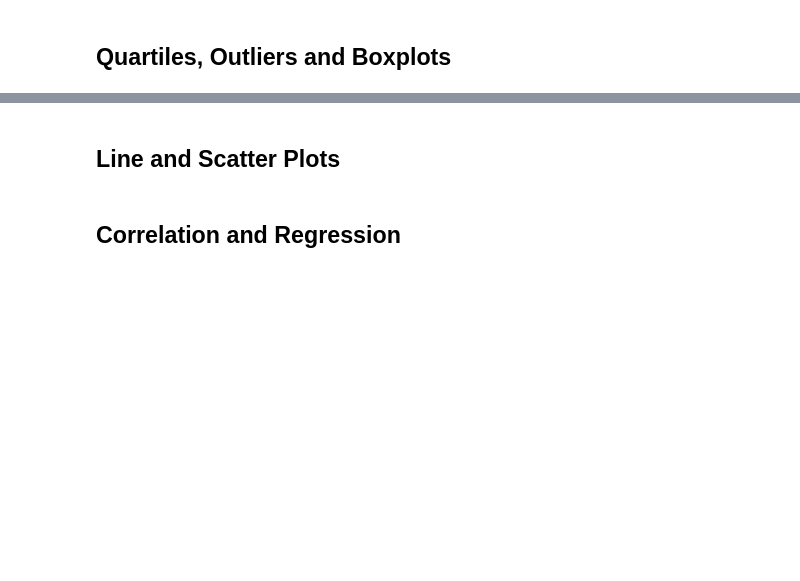
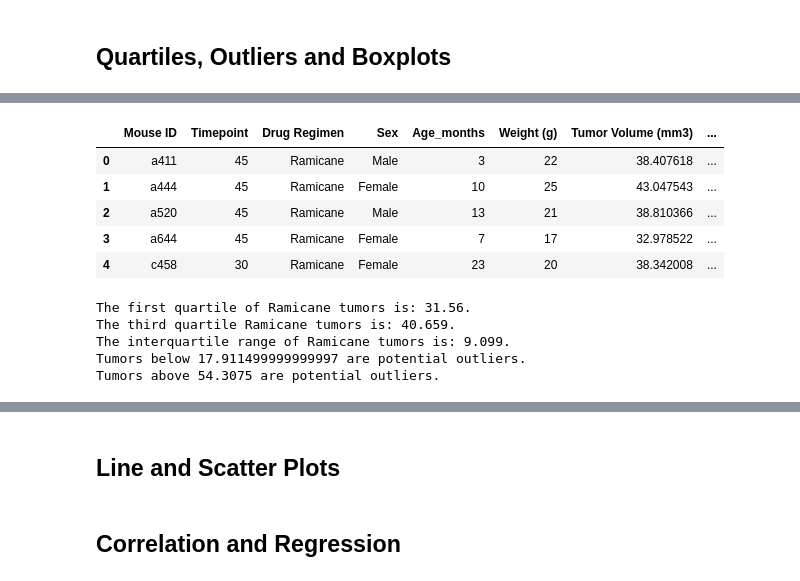
Before and after one commit to nadiaaldrich/matplotlib-challenge, a Jupyter notebook: Resources/Pymaceuticals/pymaceuticals_starter.ipynb, the cells around one changed output, grey strips where cells are left out. Cells and saved outputs as stored; diff of their text form; code cells hidden in the pictures; blank space fills up the shorter version.

```diff
--- a/Resources/Pymaceuticals/pymaceuticals_starter.ipynb
+++ b/Resources/Pymaceuticals/pymaceuticals_starter.ipynb
@@ -260,0 +307,37 @@ plt.show()
+# %%
+ram_last = ram_df.groupby("Mouse ID").max()["Timepoint"]
+ram_vol = pd.DataFrame(ram_last)
+ram_merge = pd.merge(ram_vol, merged_data, on = ("Mouse ID", "Timepoint"), how="left")
+ram_merge.head()
+# %% [output]
+|  | Mouse ID | Timepoint | Drug Regimen | Sex | Age_months | Weight (g) | Tumor Volume (mm3) | ... |
+| 0 | a411 | 45 | Ramicane | Male | 3 | 22 | 38.407618 | ... |
+| 1 | a444 | 45 | Ramicane | Female | 10 | 25 | 43.047543 | ... |
+| 2 | a520 | 45 | Ramicane | Male | 13 | 21 | 38.810366 | ... |
+| 3 | a644 | 45 | Ramicane | Female | 7 | 17 | 32.978522 | ... |
+| 4 | c458 | 30 | Ramicane | Female | 23 | 20 | 38.342008 | ... |
+# %%
+ram_tumors = ram_merge["Tumor Volume (mm3)"]
+
+quartiles = ram_tumors.quantile([.25, .5, .75])
+q1 = round(quartiles[0.25], 3)
+q3 = round(quartiles[0.75], 3)
+iqr= round(q3-q1, 3)
+
+print(f"The first quartile of Ramicane tumors is: {q1}.")
+print(f"The third quartile Ramicane tumors is: {q3}.")
+print(f"The interquartile range of Ramicane tumors is: {iqr}.")
+
+#outlier boundaries
+
+low_bound = q1 - (1.5*iqr)
+upper_bound = q3 + (1.5*iqr)
+
+print(f"Tumors below {low_bound} are potential outliers.")
+print(f"Tumors above {upper_bound} are potential outliers.")
+# %% [output]
+The first quartile of Ramicane tumors is: 31.56.
+The third quartile Ramicane tumors is: 40.659.
+The interquartile range of Ramicane tumors is: 9.099.
+Tumors below 17.911499999999997 are potential outliers.
+Tumors above 54.3075 are potential outliers.
```
Also changed, not shown: parts of 10 cells of this notebook.
